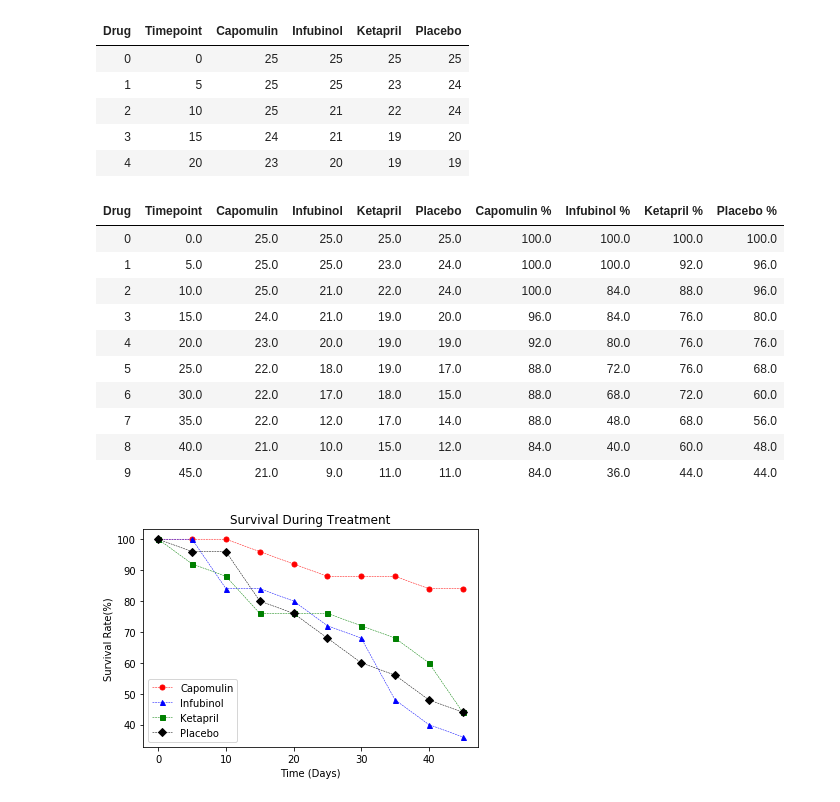
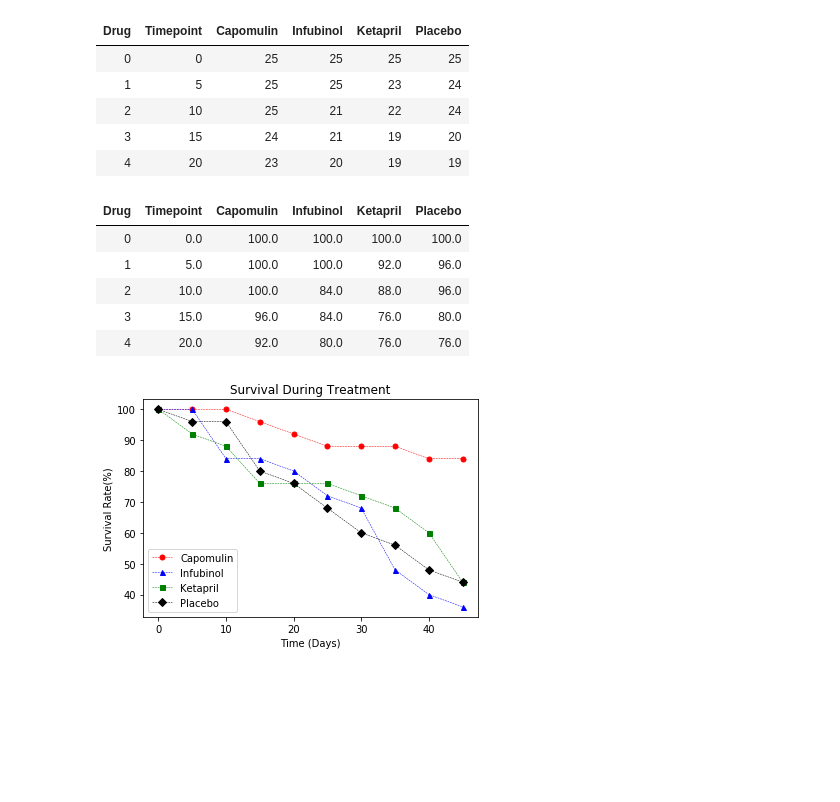
Before and after one commit to kattelya/matplotlib-challenge, a Jupyter notebook: pymaceuticals_starter.ipynb, the cells around one changed output. Saved outputs shown, nothing was run; the diff lists cells and outputs as text; code cells hidden in the pictures; blank space fills up the shorter version.

```diff
--- a/pymaceuticals_starter.ipynb
+++ b/pymaceuticals_starter.ipynb
@@ -267,7 +272,7 @@ mice_count_df.head()
 | 4 | Capomulin | 20 | 23 |
 # %%
 # Minor Data Munging to Re-Format the Data Frames
-mice_pivot = mice_count_df.pivot(index="Timepoint", columns="Drug", values="Mouse ID")
+mice_pivot = mice_count_df.pivot_table(index="Timepoint", columns="Drug", values="Mouse ID")
 
 # Preview the Data Frame
 mice_pivot.head()
@@ -293,29 +298,20 @@ mice_count_fourdrugs.head()
 | 2 | 10 | 25 | 21 | 22 | 24 |
 | 3 | 15 | 24 | 21 | 19 | 20 |
 | 4 | 20 | 23 | 20 | 19 | 19 |
-# %%
-# set our columns data as type float
-fourdrugs_survival = mice_count_fourdrugs.astype(float)
-
-# find the percentage of each drug before we plot it
-# use each drug column to divide by it's first row value to find the %
-fourdrugs_survival["Capomulin %"] = fourdrugs_survival["Capomulin"] / fourdrugs_survival["Capomulin"][0] * 100
-fourdrugs_survival["Infubinol %"] = fourdrugs_survival["Infubinol"] / fourdrugs_survival["Infubinol"][0] * 100
-fourdrugs_survival["Ketapril %"] = fourdrugs_survival["Ketapril"] / fourdrugs_survival["Ketapril"][0] * 100
-fourdrugs_survival["Placebo %"] = fourdrugs_survival["Placebo"] / fourdrugs_survival["Placebo"][0] * 100
-
-fourdrugs_survival.head(10)
-# %% [output]
-| Drug | Timepoint | Capomulin | Infubinol | Ketapril | Placebo | Capomulin % | Infubinol % | Ketapril % | Placebo % |
-| 0 | 0.0 | 25.0 | 25.0 | 25.0 | 25.0 | 100.0 | 100.0 | 100.0 | 100.0 |
-| 1 | 5.0 | 25.0 | 25.0 | 23.0 | 24.0 | 100.0 | 100.0 | 92.0 | 96.0 |
-| 2 | 10.0 | 25.0 | 21.0 | 22.0 | 24.0 | 100.0 | 84.0 | 88.0 | 96.0 |
-| 3 | 15.0 | 24.0 | 21.0 | 19.0 | 20.0 | 96.0 | 84.0 | 76.0 | 80.0 |
-| 4 | 20.0 | 23.0 | 20.0 | 19.0 | 19.0 | 92.0 | 80.0 | 76.0 | 76.0 |
-| 5 | 25.0 | 22.0 | 18.0 | 19.0 | 17.0 | 88.0 | 72.0 | 76.0 | 68.0 |
-| 6 | 30.0 | 22.0 | 17.0 | 18.0 | 15.0 | 88.0 | 68.0 | 72.0 | 60.0 |
-| 7 | 35.0 | 22.0 | 12.0 | 17.0 | 14.0 | 88.0 | 48.0 | 68.0 | 56.0 |
-| 8 | 40.0 | 21.0 | 10.0 | 15.0 | 12.0 | 84.0 | 40.0 | 60.0 | 48.0 |
-| 9 | 45.0 | 21.0 | 9.0 | 11.0 | 11.0 | 84.0 | 36.0 | 44.0 | 44.0 |
+# %%
+# set our columns data as type float
+fourdrugs_survival = mice_count_fourdrugs.astype(float)
+
+# find the percentage before we plot
+# youtube.com/watch?v=P_q0tkYqvSk - how do I apply a function to a panda Series or DataFrame
+fourdrugs_survival.loc[:, "Capomulin":"Placebo"] = fourdrugs_survival.loc[:, "Capomulin":"Placebo"].apply(lambda x : x/x[0] * 100, axis=0)
+fourdrugs_survival.head()
+# %% [output]
+| Drug | Timepoint | Capomulin | Infubinol | Ketapril | Placebo |
+| 0 | 0.0 | 100.0 | 100.0 | 100.0 | 100.0 |
+| 1 | 5.0 | 100.0 | 100.0 | 92.0 | 96.0 |
+| 2 | 10.0 | 100.0 | 84.0 | 88.0 | 96.0 |
+| 3 | 15.0 | 96.0 | 84.0 | 76.0 | 80.0 |
+| 4 | 20.0 | 92.0 | 80.0 | 76.0 | 76.0 |
 # %%
 # Generate the Plot (Accounting for percentages)
```
Also changed, not shown: parts of 13 cells of this notebook, 1 other file.
